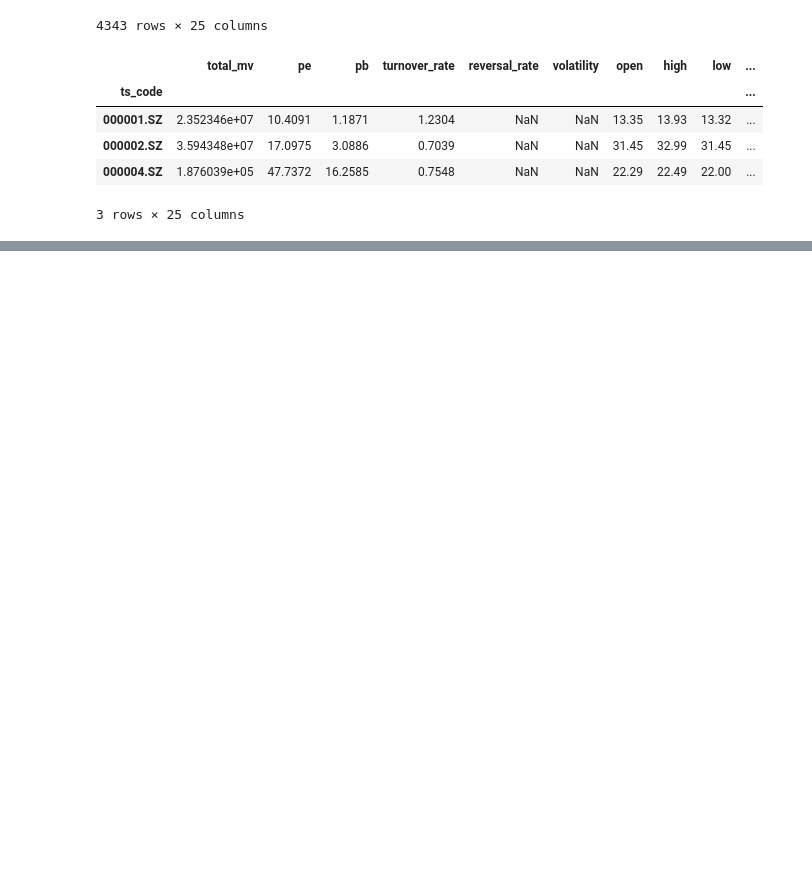
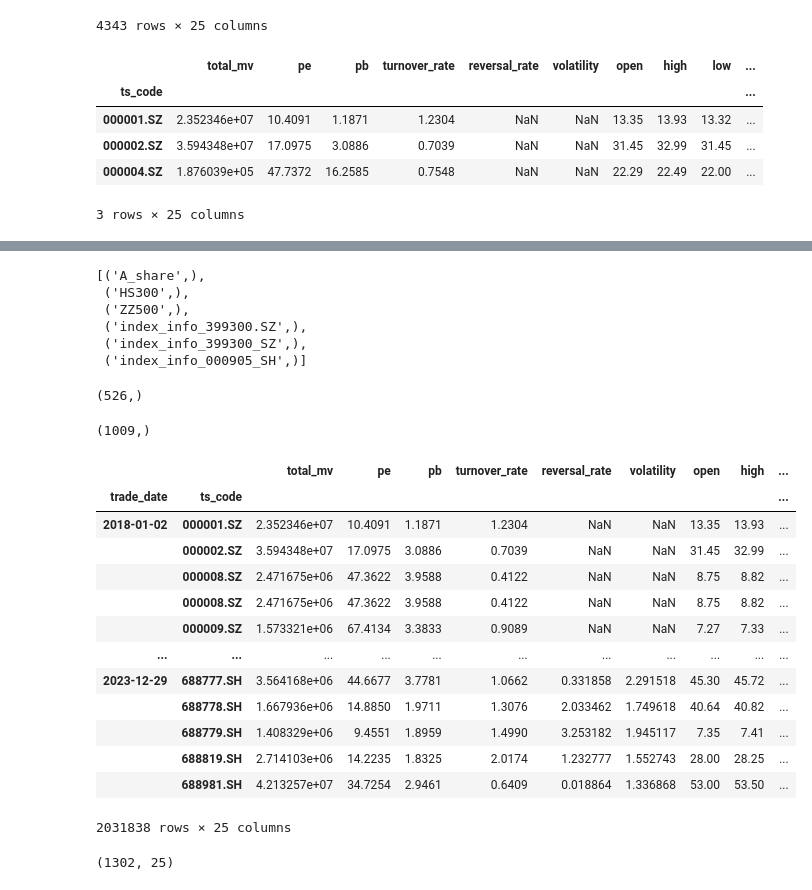
Before and after one commit to 10258392511/FactorAnalysis, a Jupyter notebook: week1/compute_factors.ipynb, the cells around one changed output, grey strips where cells are left out. Drawn from its saved outputs; the diff is of its cells as text; code cells hidden in the pictures; blank space fills up the shorter version.

Commit message:
computed factors for HS300 and ZZ500

```diff
--- a/week1/compute_factors.ipynb
+++ b/week1/compute_factors.ipynb
@@ -58,0 +62,20 @@ all_factors.loc[(pd.to_datetime("20180102"),)]
+# %%
+table_names = read_table_names("data/stocks.db")
+table_names
+# %% [output]
+[('A_share',),
+ ('HS300',),
+ ('ZZ500',),
+ ('index_info_399300.SZ',),
+ ('index_info_399300_SZ',),
+ ('index_info_000905_SH',)]
+# %%
+hs300 = get_index_stocks("399300.SZ", "data/stocks.db")
+hs300.shape
+# %% [output]
+(526,)
+# %%
+zz500 = get_index_stocks("000905.SH", "data/stocks.db")
+zz500.shape
+# %% [output]
+(1009,)
@@ -58,0 +91,24 @@ all_factors.loc[(pd.to_datetime("20180102"),)]
+# %%
+all_factors_reloaded = read_from_db("factors_all_stocks", "data/factors.db", False, False)
+all_factors_reloaded["trade_date"] = pd.to_datetime(all_factors_reloaded["trade_date"])
+all_factors_reloaded = all_factors_reloaded.set_index(["trade_date", "ts_code"])
+all_factors_reloaded
+# %% [output]
+|  |  | total_mv | pe | pb | turnover_rate | reversal_rate | volatility | open | high | ... |
+| trade_date | ts_code |  |  |  |  |  |  |  |  | ... |
+| 2018-01-02 | 000001.SZ | 2.352346e+07 | 10.4091 | 1.1871 | 1.2304 | NaN | NaN | 13.35 | 13.93 | ... |
+|  | 000002.SZ | 3.594348e+07 | 17.0975 | 3.0886 | 0.7039 | NaN | NaN | 31.45 | 32.99 | ... |
+|  | 000008.SZ | 2.471675e+06 | 47.3622 | 3.9588 | 0.4122 | NaN | NaN | 8.75 | 8.82 | ... |
+|  | 000008.SZ | 2.471675e+06 | 47.3622 | 3.9588 | 0.4122 | NaN | NaN | 8.75 | 8.82 | ... |
+|  | 000009.SZ | 1.573321e+06 | 67.4134 | 3.3833 | 0.9089 | NaN | NaN | 7.27 | 7.33 | ... |
+| ... | ... | ... | ... | ... | ... | ... | ... | ... | ... | ... |
+| 2023-12-29 | 688777.SH | 3.564168e+06 | 44.6677 | 3.7781 | 1.0662 | 0.331858 | 2.291518 | 45.30 | 45.72 | ... |
+|  | 688778.SH | 1.667936e+06 | 14.8850 | 1.9711 | 1.3076 | 2.033462 | 1.749618 | 40.64 | 40.82 | ... |
+|  | 688779.SH | 1.408329e+06 | 9.4551 | 1.8959 | 1.4990 | 3.253182 | 1.945117 | 7.35 | 7.41 | ... |
+|  | 688819.SH | 2.714103e+06 | 14.2235 | 1.8325 | 2.0174 | 1.232777 | 1.552743 | 28.00 | 28.25 | ... |
+|  | 688981.SH | 4.213257e+07 | 34.7254 | 2.9461 | 0.6409 | 0.018864 | 1.336868 | 53.00 | 53.50 | ... |
+2031838 rows × 25 columns
+# %%
+all_factors_reloaded.loc[("20190102",)].shape
+# %% [output]
+(1302, 25)
```
Also changed, not shown: parts of 4 cells of this notebook, 1 other file.
